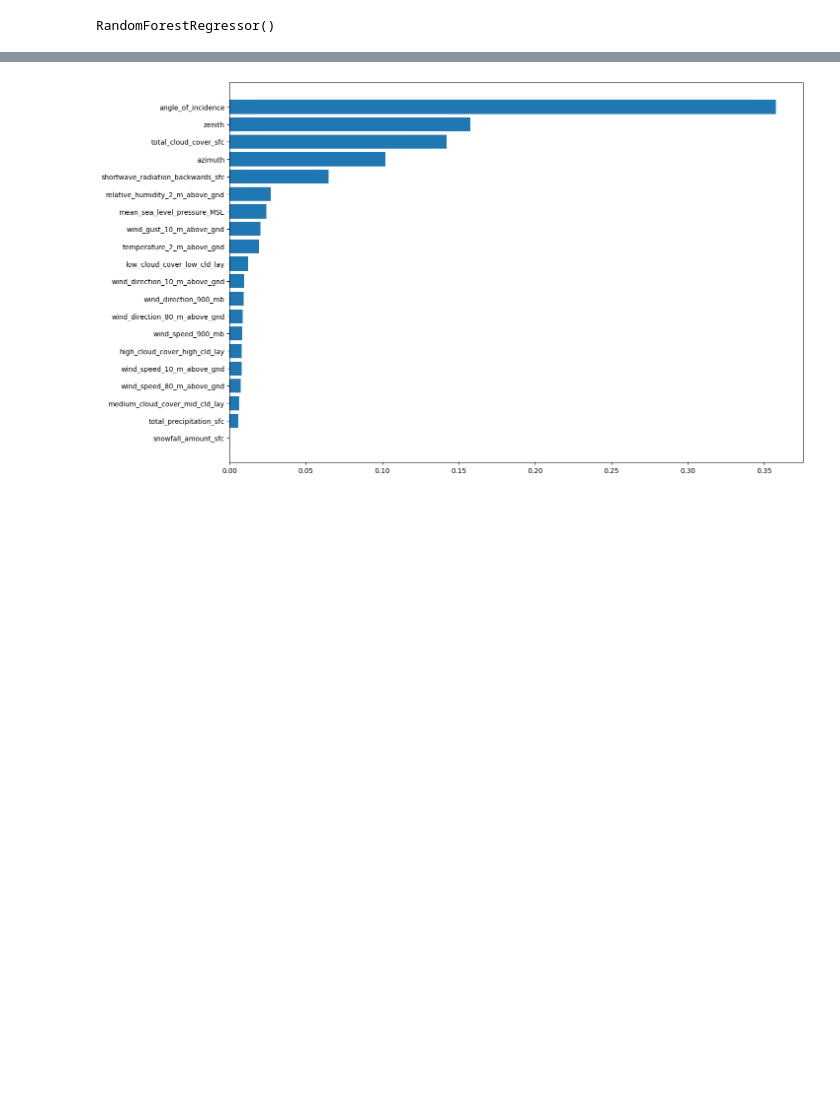
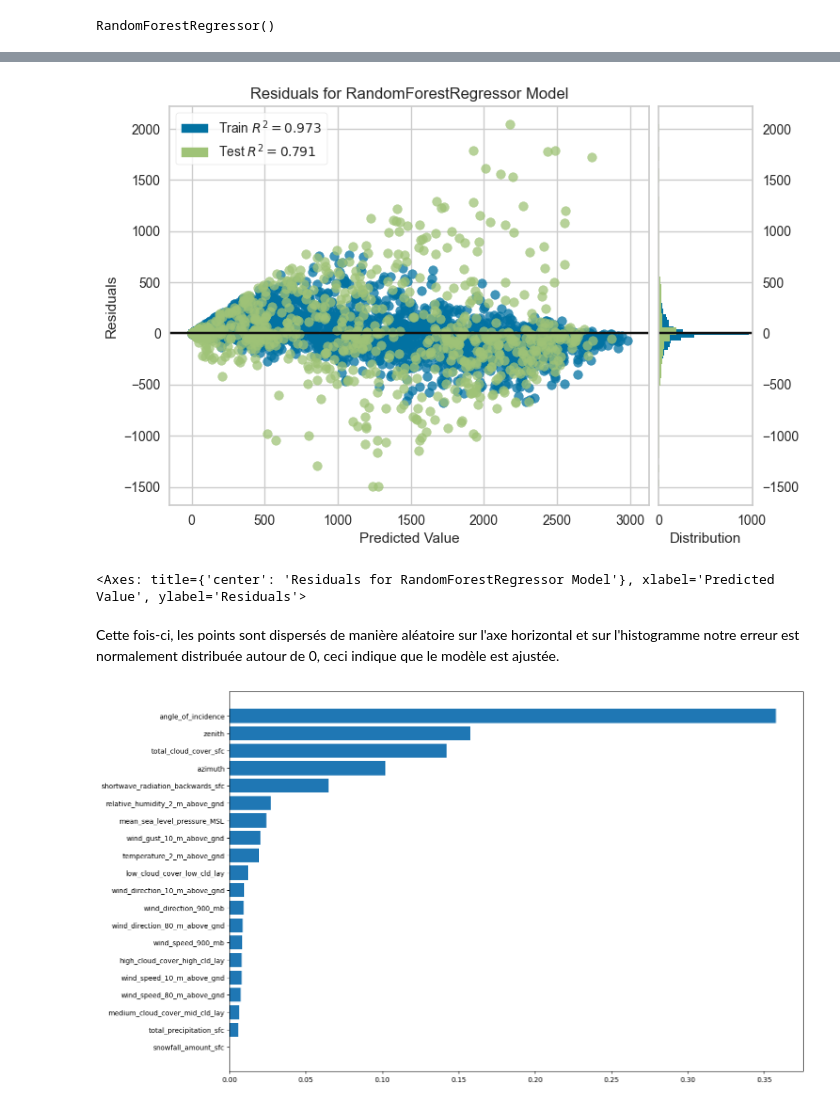
Before and after one commit to CherifaDK/Final-Project, a Jupyter notebook: solarenergy.ipynb, the cells around one changed output, grey strips where cells are left out. Cells and saved outputs as stored; diff of their text form; code cells hidden in the pictures; blank space fills up the shorter version.

```diff
--- a/solarenergy.ipynb
+++ b/solarenergy.ipynb
@@ -226,3 +261,13 @@ r2_rfr
+# %%
+visualizer_rfr = ResidualsPlot(rfr)
+visualizer_rfr.fit(X_train, y_train)
+visualizer_rfr.score(X_test, y_test)
+visualizer_rfr.show()
+# %% [output]
+[figure, added]
+<Axes: title={'center': 'Residuals for RandomForestRegressor Model'}, xlabel='Predicted Value', ylabel='Residuals'>
+# %% [markdown]
+Cette fois-ci, les points sont dispersés de manière aléatoire sur l'axe horizontal et sur l'histogramme notre erreur est normalement distribuée autour de 0, ceci indique que le modèle est ajustée.
 # %%
 # Features importance
 indices = np.argsort(rfr.feature_importances_)
```
Also changed, not shown: parts of 25 cells of this notebook.
